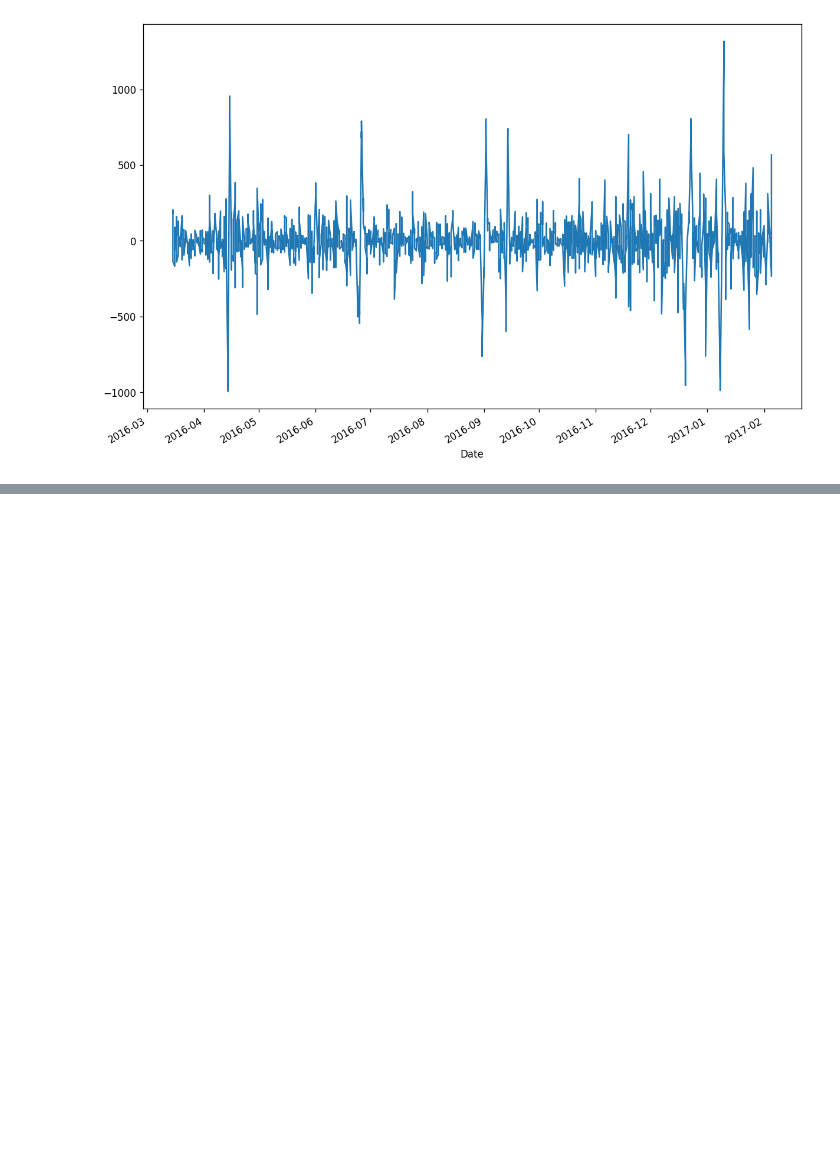
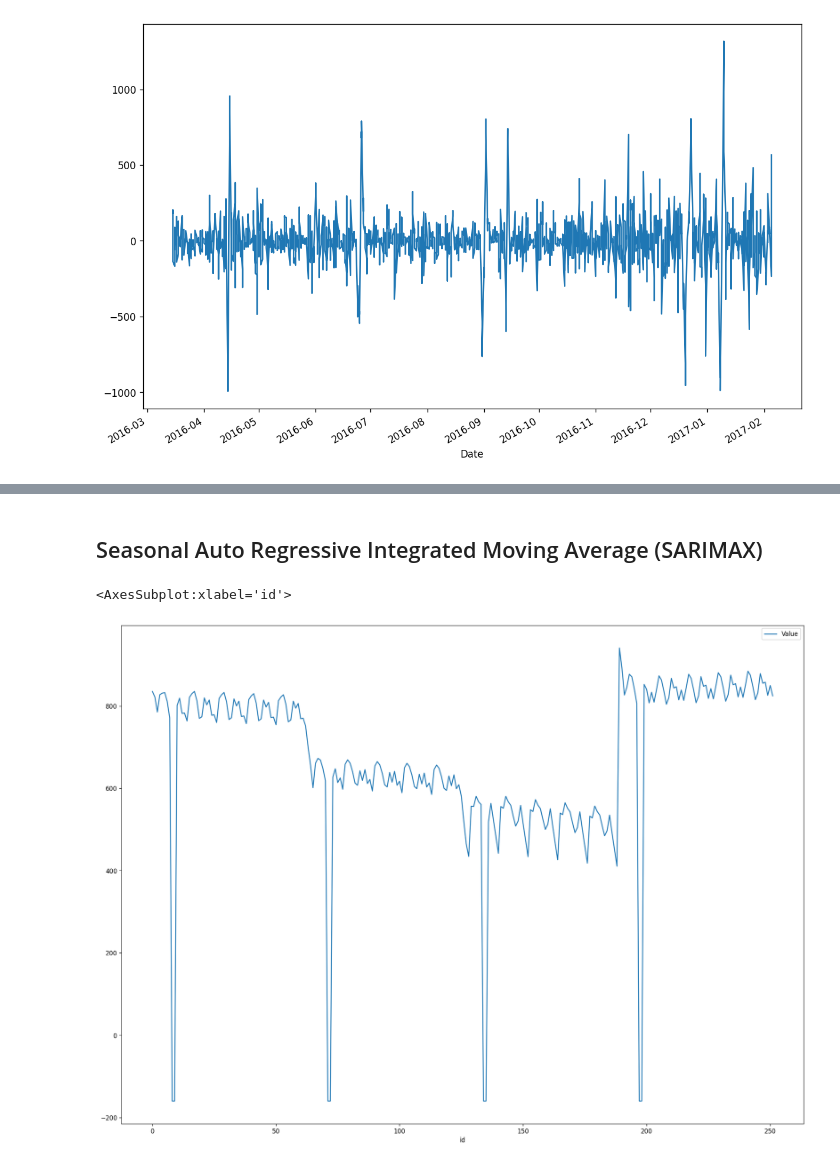
Before and after one commit to JoelPoah/AIMLCA2, a Jupyter notebook: TimeSeries_PartA/TimeSeries.ipynb, the cells around one changed output, grey strips where cells are left out. Saved outputs shown, nothing was run; the diff lists cells and outputs as text; code cells hidden in the pictures; blank space fills up the shorter version.

```diff
--- a/TimeSeries_PartA/TimeSeries.ipynb
+++ b/TimeSeries_PartA/TimeSeries.ipynb
@@ -658,0 +716,2 @@ max    1112.178404
+# %% [markdown]
+## Seasonal Auto Regressive Integrated Moving Average (SARIMAX)
@@ -658,0 +737,42 @@ max    1112.178404
+# %%
+import statsmodels.api as sm
+model=sm.tsa.statespace.SARIMAX(df['HC_Value'],order=(2, 1, 1),seasonal_order=(1,1,1,12))
+results=model.fit()
+HC_pred=results.forecast(steps=63,exog=CO_test[['T','RH']])
+# %%
+import statsmodels.api as sm
+model=sm.tsa.statespace.SARIMAX(df['NO2_Value'],order=(2, 1, 1),seasonal_order=(1,1,1,12))
+results=model.fit()
+NO2_pred=results.forecast(steps=63,exog=CO_test[['T','RH']])
+# %%
+import statsmodels.api as sm
+model=sm.tsa.statespace.SARIMAX(df['O3_Value'],order=(2, 1, 1),seasonal_order=(1,1,1,12))
+results=model.fit()
+O3_pred=results.forecast(steps=63,exog=CO_test[['T','RH']])
+# %%
+# concat CO_pred,HC_pred,NO2_pred,O3_pred
+predictions = pd.concat([CO_pred,HC_pred,NO2_pred,O3_pred],axis=0)
+predictions = pd.DataFrame(predictions)
+#reindex predictions to range(len(predictions))
+predictions.index = range(len(predictions))
+predictions.index.name='id'
+#rename column 1 of predictions to 'Value'
+predictions.columns = ['Value']
+
+#if index of y_pred is in (id) then y_pred value is -200
+extract200 = pd.read_csv('test.csv',parse_dates=['Date'],index_col='Date',dayfirst=True)
+extract200.drop(extract200.columns[3:],axis=1,inplace=True)
+#extract the id column of extract200 where "T" or "RH" == -200
+ids=extract200[((extract200['T']==-200) | (extract200["RH"] ==-200))].id
+ids=list(ids)
+for x in ids:
+    predictions.loc[predictions.index==x,'Value'] = -160
+
+
+
+predictions.to_csv('./predictions/sarimax_notune.csv')
+# %%
+predictions.plot()
+# %% [output]
+<AxesSubplot:xlabel='id'>
+[figure, added]
```
Also changed, not shown: parts of 11 cells of this notebook, 3 other files.
